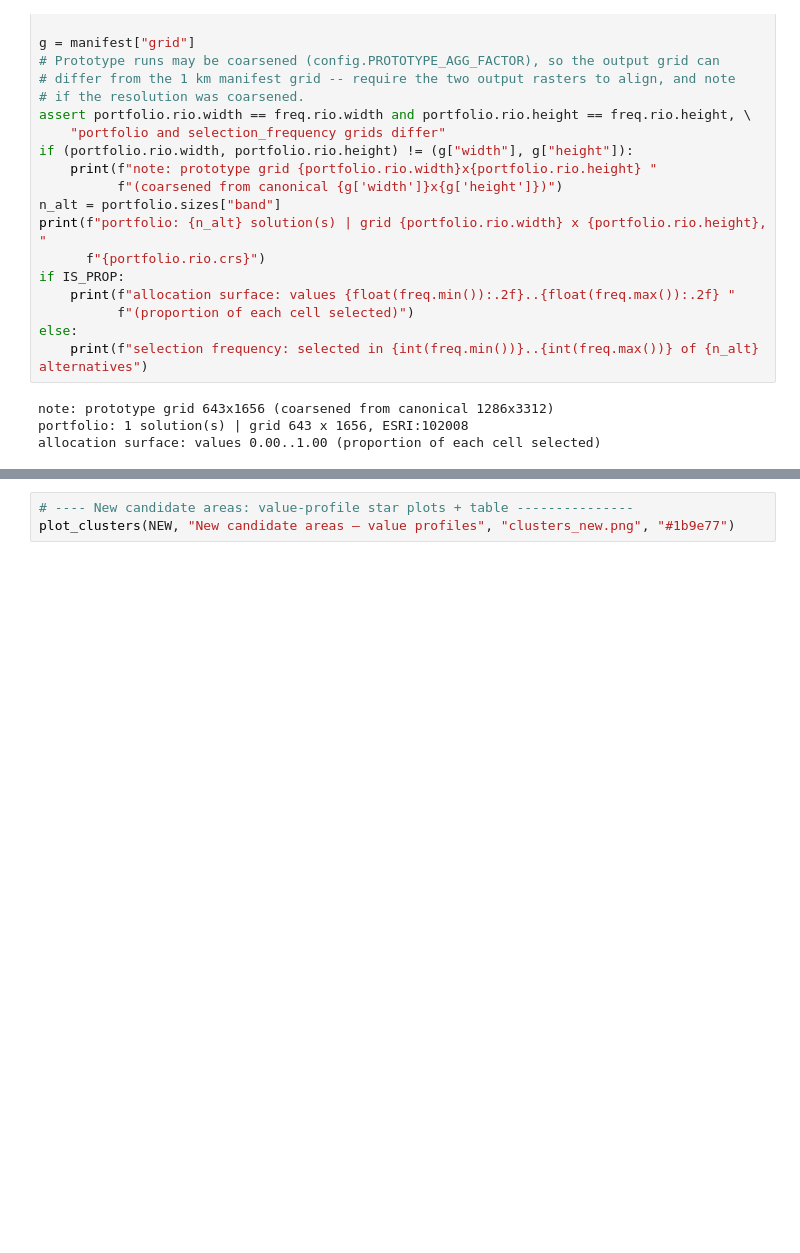
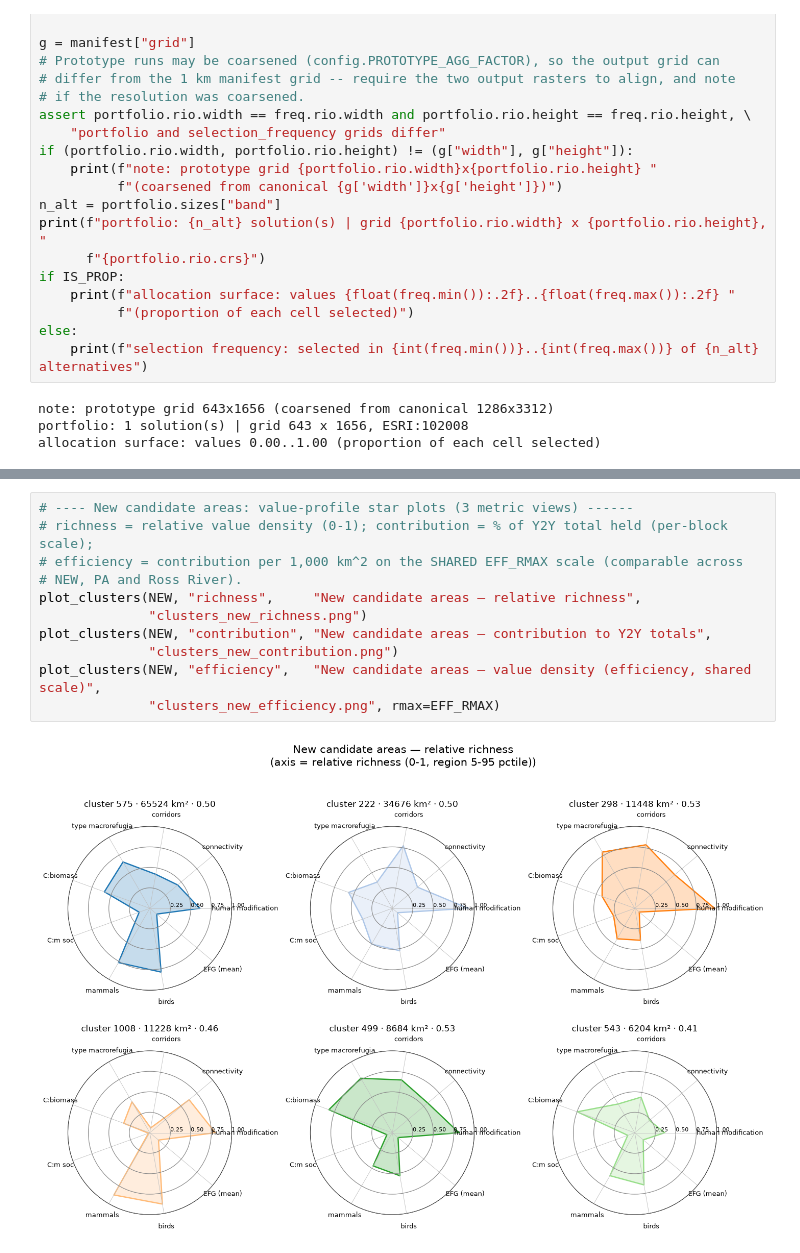
Before and after one commit to bermane/y2y-spatial-optimization, a Jupyter notebook: 04_results_analysis.ipynb, the cells around one changed output, grey strips where cells are left out. Cells and saved outputs as stored; diff of their text form; blank space fills up the shorter version.

```diff
--- a/04_results_analysis.ipynb
+++ b/04_results_analysis.ipynb
@@ -330,3 +439,13 @@ fig.savefig(FIG_DIR / "clusters_map.png", dpi=150, bbox_inches="tight"); plt.sho
 # %%
-# ---- New candidate areas: value-profile star plots + table ---------------
-plot_clusters(NEW, "New candidate areas — value profiles", "clusters_new.png", "#1b9e77")
+# ---- New candidate areas: value-profile star plots (3 metric views) ------
+# richness = relative value density (0-1); contribution = % of Y2Y total held (per-block scale);
+# efficiency = contribution per 1,000 km^2 on the SHARED EFF_RMAX scale (comparable across
+# NEW, PA and Ross River).
+plot_clusters(NEW, "richness",     "New candidate areas — relative richness",
+              "clusters_new_richness.png")
+plot_clusters(NEW, "contribution", "New candidate areas — contribution to Y2Y totals",
+              "clusters_new_contribution.png")
+plot_clusters(NEW, "efficiency",   "New candidate areas — value density (efficiency, shared scale)",
+              "clusters_new_efficiency.png", rmax=EFF_RMAX)
+# %% [output]
+[figure, added]
```
Also changed, not shown: parts of 18 cells of this notebook, 9 other files.
